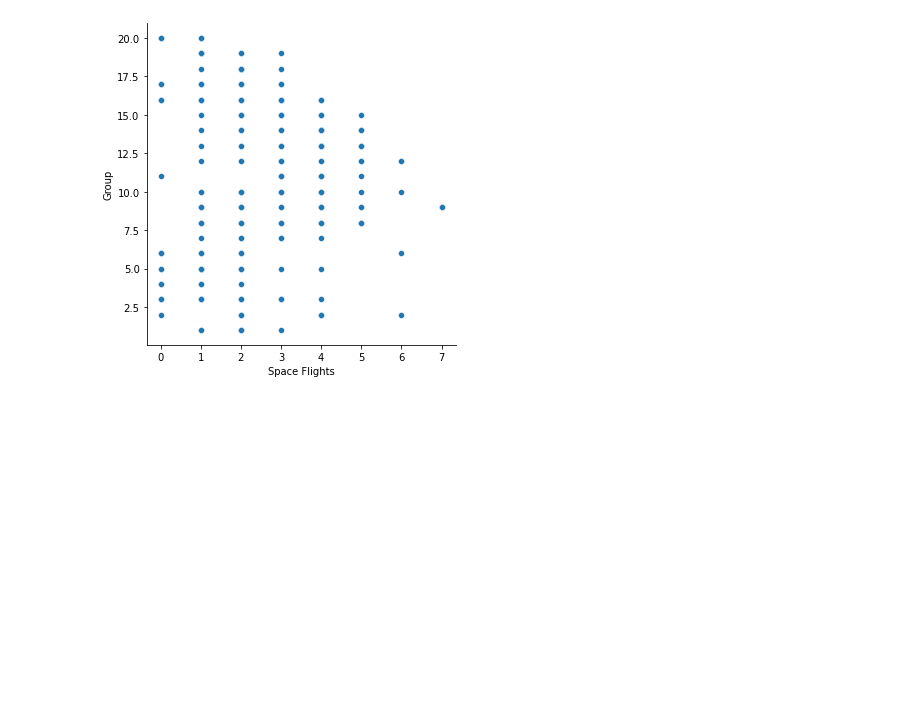
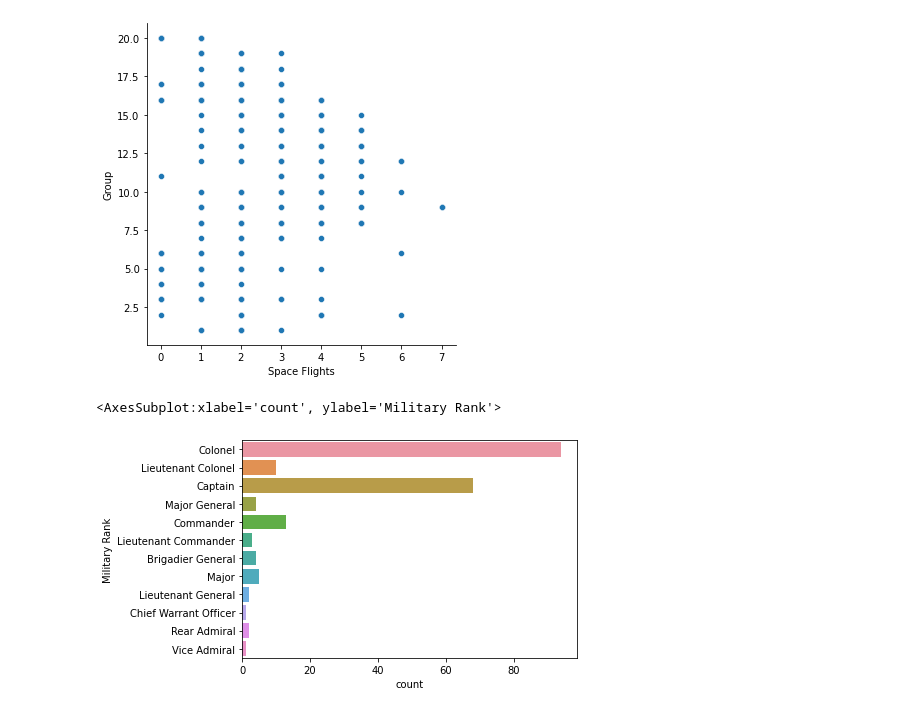
Before and after one commit to noroyEtienne/Python_EDA, a Jupyter notebook: Astronauts_exercice_facultatif/astronauts.ipynb, the cells around one changed output. Saved outputs shown, nothing was run; the diff lists cells and outputs as text; code cells hidden in the pictures; blank space fills up the shorter version.

```diff
--- a/Astronauts_exercice_facultatif/astronauts.ipynb
+++ b/Astronauts_exercice_facultatif/astronauts.ipynb
@@ -29,3 +29,8 @@ sns.relplot(x="Space Flights", y="Group", data=astronauts)
 # %% [output]
 <seaborn.axisgrid.FacetGrid at 0x...>
 [figure]
+# %%
+sns.countplot(y="Military Rank", data=astronauts)
+# %% [output]
+<AxesSubplot:xlabel='count', ylabel='Military Rank'>
+[figure, added]
```
Also changed, not shown: parts of 3 cells of this notebook, 1 other file.
